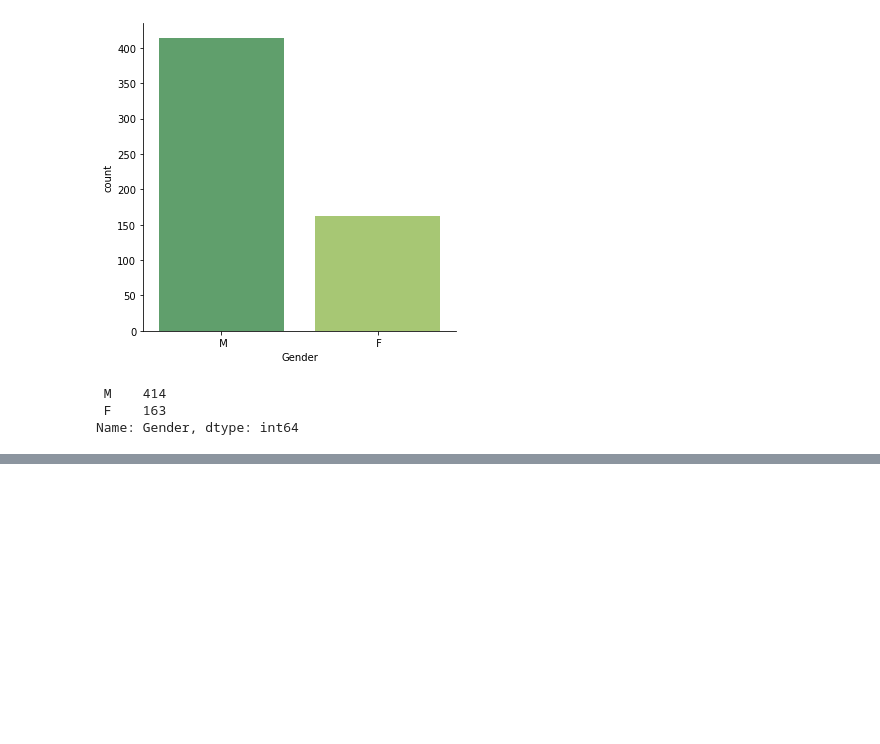
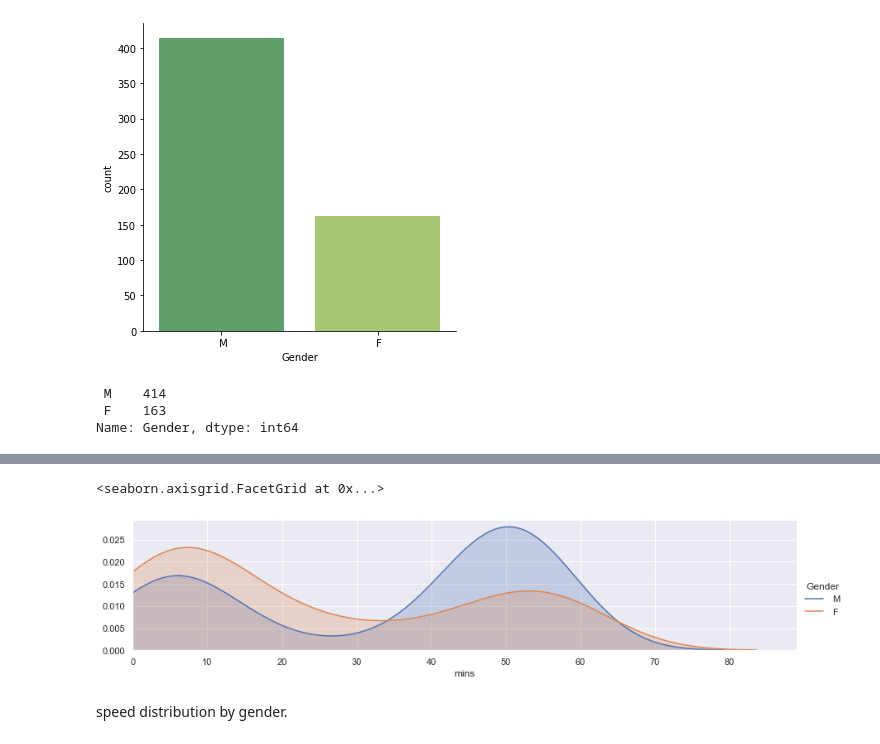
Before and after one commit to npatel115/MyProjects, a Jupyter notebook: Web Scraping 1.ipynb, the cells around one changed output, grey strips where cells are left out. Cells and saved outputs as stored; diff of their text form; code cells hidden in the pictures; blank space fills up the shorter version.

```diff
--- a/Web Scraping 1.ipynb
+++ b/Web Scraping 1.ipynb
@@ -113,15 +113,15 @@ print(cleantext)
 
                 , F, HILLSBORO, OR, 1:41:18, 16:20, 1:42:10, ]
 # %%
-#import re
+import re
 
-#list_rows = []
-#for row in rows:
- #   cells = row.find_all('td')
-  #  str_cells = str(cells)
-   # clean = re.compile('<.*?>')
-    #clean2 = (re.sub(clean, '',str_cells))
-    #list_rows.append(clean2)
+list_rows = []
+for row in rows:
+    cells = row.find_all('td')
+    str_cells = str(cells)
+    clean = re.compile('<.*?>')
+    clean2 = (re.sub(clean, '',str_cells))
+    list_rows.append(clean2)
 #print(clean2)
 #type(clean2)
 # %%
@@ -321,3 +321,9 @@ df8.head()
 | 4 | 5 | 569 | DEREK G OSBORNE ... | M | HILLSBORO | OR | 39:21 | 6:20 | 39:24 | INTEL TEAM F ... |
 # %% [markdown]
 The DataFrame is now clean
+# %%
+#Adding a mins column for analysis and visualisation
+#slicing the minutes only off the chiptime cells
+df8['mins'] = df8.ChipTime.str.slice(-5,-3)
+
+df8.head()
@@ -337,0 +377,12 @@ df8['City'].value_counts()
+# %%
+fig = sns.FacetGrid(df8,hue="Gender",aspect=4)
+
+fig.map(sns.kdeplot,'mins',shade=True)
+
+fig.set(xlim=0)
+fig.add_legend()
+# %% [output]
+<seaborn.axisgrid.FacetGrid at 0x...>
+[figure, added]
+# %% [markdown]
+speed distribution by gender.
```
Also changed, not shown: parts of 3 cells of this notebook.
